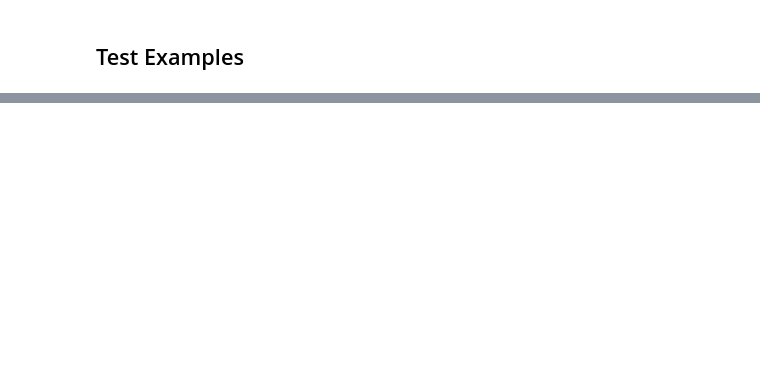
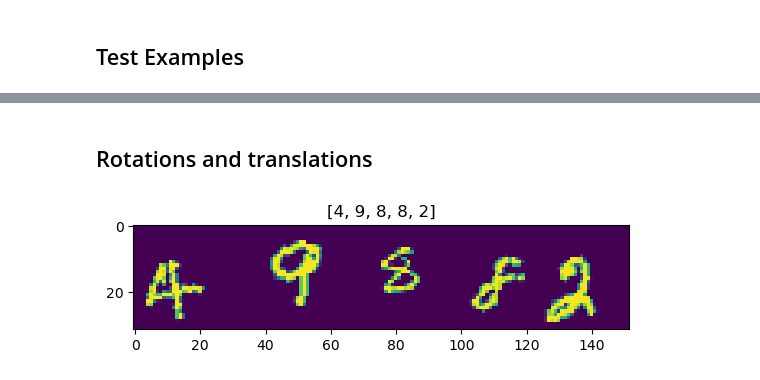
Before and after one commit to JulianAustin1993/digit-recognizer, a Jupyter notebook: notebooks/1-ja-explore_data.ipynb, the cells around one changed output, grey strips where cells are left out. Cells and saved outputs as stored; diff of their text form; code cells hidden in the pictures; blank space fills up the shorter version.

```diff
--- a/notebooks/1-ja-explore_data.ipynb
+++ b/notebooks/1-ja-explore_data.ipynb
@@ -71,0 +43,14 @@ imshow(out)
+# %% [markdown]
+## Rotations and translations
+# %%
+augmentation = nn.Sequential(
+    T.RandomAffine(degrees = 22.5, translate = (0.2, 0.2), scale = (0.5, 1))
+)
+aug_dataset = CustomMnistDataset(img_dir = DATA_DIR, train=True, transform=augmentation)
+aug_dataloader = DataLoader(aug_dataset, batch_size = BATCH_SIZE, shuffle = SHUFFLE)
+# %%
+inputs, classes = next(iter(aug_dataloader))
+out = make_grid(inputs, nrow=5)
+imshow(out, title = [int(x.numpy()) for x in classes])
+# %% [output]
+[figure, added]
```
Also changed, not shown: parts of 6 cells of this notebook, 4 other files.
